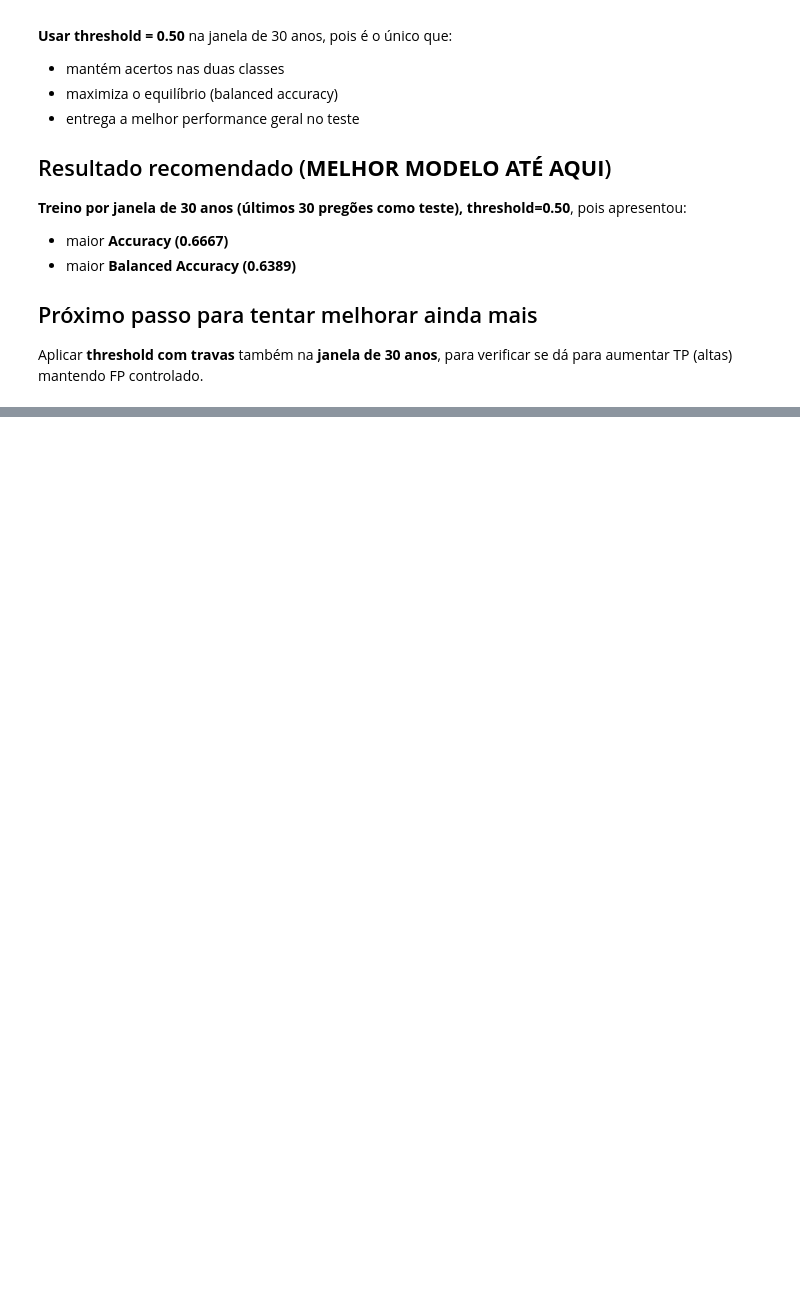
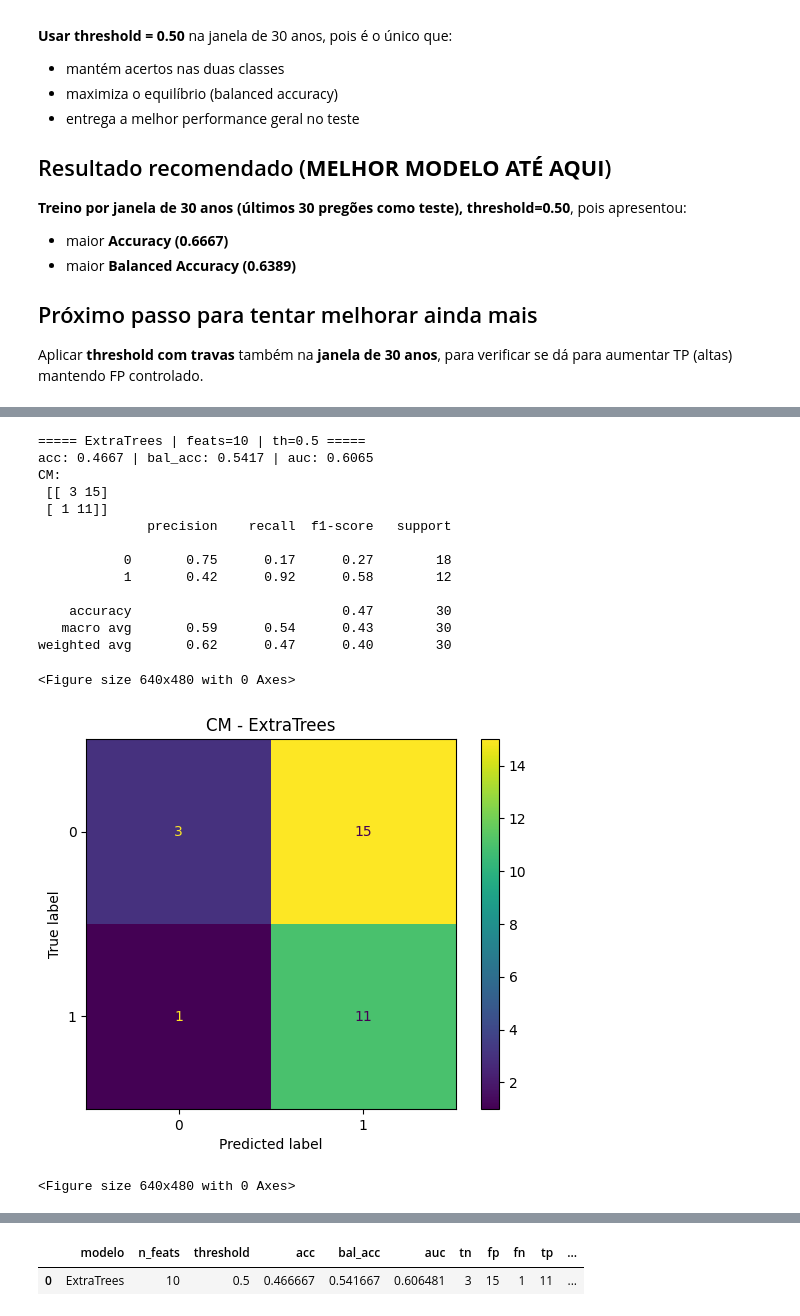
Before and after one commit to tivanello/fase2, a Jupyter notebook: notebooks/Ajustado_TECH_CHALLENGE_FASE_02_Eduardo_Gil_Tivanello.ipynb, the cells around one changed output, grey strips where cells are left out. Cells and saved outputs as stored; diff of their text form; code cells hidden in the pictures; blank space fills up the shorter version.

```diff
--- a/notebooks/Ajustado_TECH_CHALLENGE_FASE_02_Eduardo_Gil_Tivanello.ipynb
+++ b/notebooks/Ajustado_TECH_CHALLENGE_FASE_02_Eduardo_Gil_Tivanello.ipynb
@@ -1714,0 +1589,32 @@ weighted avg     0.1600    0.4000    0.2286        30
+# %%
+from sklearn.ensemble import ExtraTreesClassifier
+
+resultados = []
+
+modelo = ExtraTreesClassifier(
+    n_estimators=2000, random_state=42,
+    class_weight="balanced",
+    max_depth=6, min_samples_leaf=20, min_samples_split=40,
+    max_features="sqrt"
+)
+
+avaliar_modelo(modelo, "ExtraTrees", df_train, df_test, features_melhores, resultados, threshold=0.5, plotar=True, importancia=False)
+
+resumo_resultados(resultados)
+# %% [output]
+===== ExtraTrees | feats=10 | th=0.5 =====
+acc: 0.4667 | bal_acc: 0.5417 | auc: 0.6065
+CM:
+ [[ 3 15]
+ [ 1 11]]
+              precision    recall  f1-score   support
+
+           0       0.75      0.17      0.27        18
+           1       0.42      0.92      0.58        12
+
+    accuracy                           0.47        30
+   macro avg       0.59      0.54      0.43        30
+weighted avg       0.62      0.47      0.40        30
+<Figure size 640x480 with 0 Axes>
+[figure, added]
+<Figure size 640x480 with 0 Axes>
@@ -1714,0 +1622,2 @@ weighted avg     0.1600    0.4000    0.2286        30
+|  | modelo | n_feats | threshold | acc | bal_acc | auc | tn | fp | fn | tp | ... |
+| 0 | ExtraTrees | 10 | 0.5 | 0.466667 | 0.541667 | 0.606481 | 3 | 15 | 1 | 11 | ... |
```
Also changed, not shown: parts of 57 cells of this notebook.
